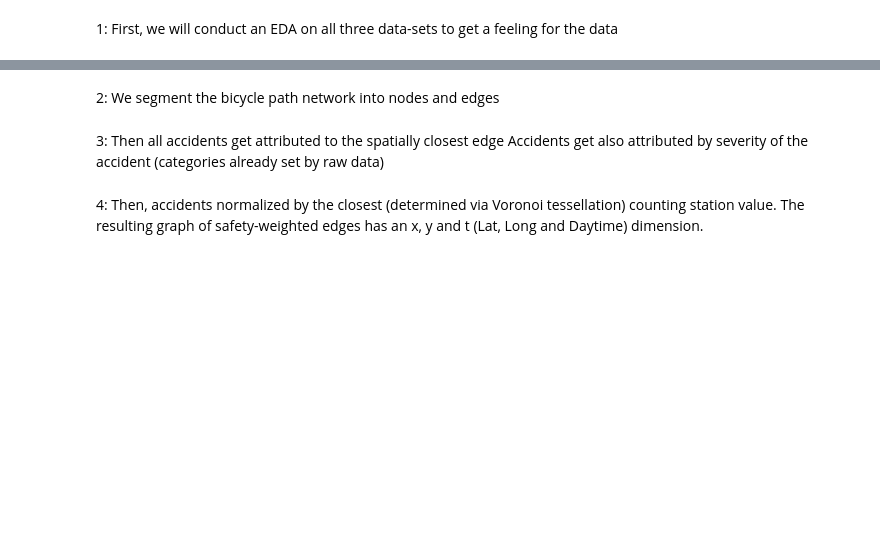
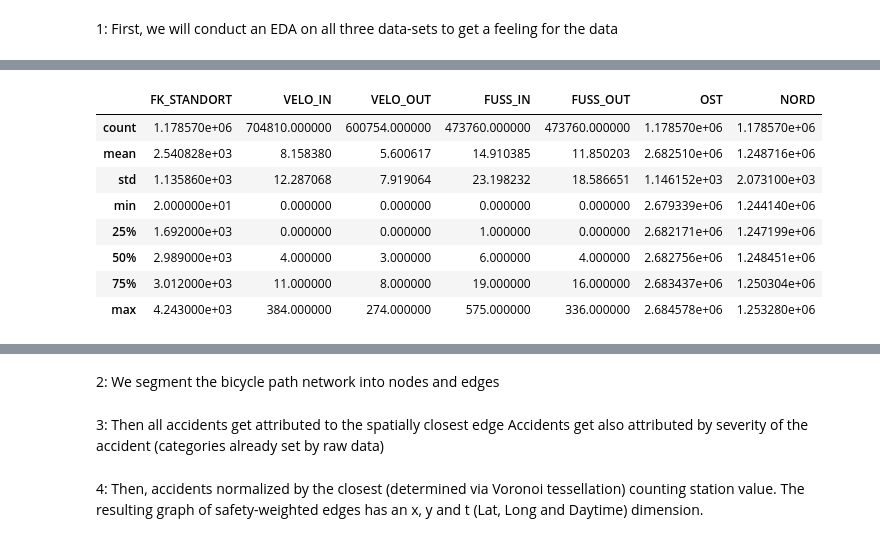
Before and after one commit to thereallinusrg/Velo-Zueri-Unfaelle, a Jupyter notebook: simon-notebook.ipynb, the cells around one changed output, grey strips where cells are left out. Drawn from its saved outputs; the diff is of its cells as text; code cells hidden in the pictures; blank space fills up the shorter version.

```diff
--- a/simon-notebook.ipynb
+++ b/simon-notebook.ipynb
@@ -6,0 +52,12 @@ Hello World
+# %%
+ts.describe()
+# %% [output]
+|  | FK_STANDORT | VELO_IN | VELO_OUT | FUSS_IN | FUSS_OUT | OST | NORD |
+| count | 1.178570e+06 | 704810.000000 | 600754.000000 | 473760.000000 | 473760.000000 | 1.178570e+06 | 1.178570e+06 |
+| mean | 2.540828e+03 | 8.158380 | 5.600617 | 14.910385 | 11.850203 | 2.682510e+06 | 1.248716e+06 |
+| std | 1.135860e+03 | 12.287068 | 7.919064 | 23.198232 | 18.586651 | 1.146152e+03 | 2.073100e+03 |
+| min | 2.000000e+01 | 0.000000 | 0.000000 | 0.000000 | 0.000000 | 2.679339e+06 | 1.244140e+06 |
+| 25% | 1.692000e+03 | 0.000000 | 0.000000 | 1.000000 | 0.000000 | 2.682171e+06 | 1.247199e+06 |
+| 50% | 2.989000e+03 | 4.000000 | 3.000000 | 6.000000 | 4.000000 | 2.682756e+06 | 1.248451e+06 |
+| 75% | 3.012000e+03 | 11.000000 | 8.000000 | 19.000000 | 16.000000 | 2.683437e+06 | 1.250304e+06 |
+| max | 4.243000e+03 | 384.000000 | 274.000000 | 575.000000 | 336.000000 | 2.684578e+06 | 1.253280e+06 |
```
Also changed, not shown: parts of 6 cells of this notebook.
